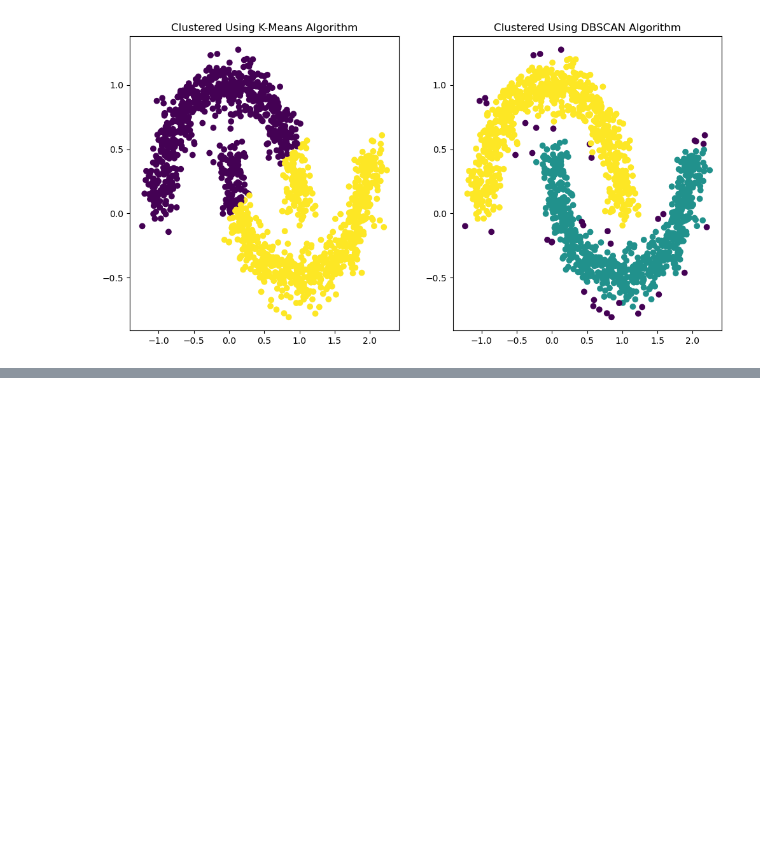
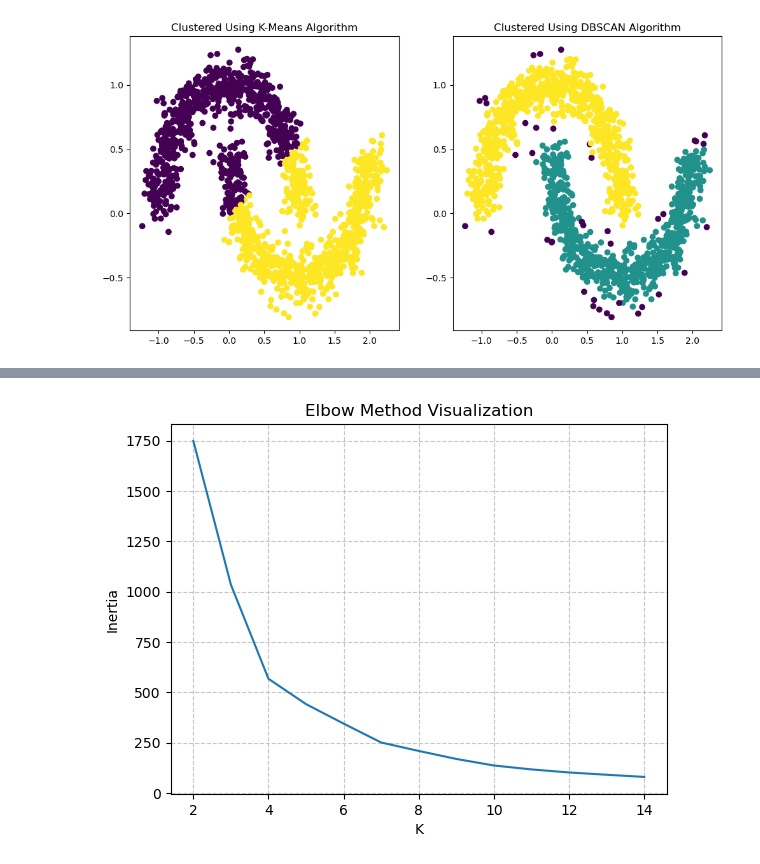
Before and after one commit to Erfan-Taherirani/Personal_ML_Notes, a Jupyter notebook: unsupervised_learning/clustering/density_based_clustering/DBSCAN.ipynb, the cells around one changed output, grey strips where cells are left out. Cells and saved outputs as stored; diff of their text form; code cells hidden in the pictures; blank space fills up the shorter version.

```diff
--- a/unsupervised_learning/clustering/density_based_clustering/DBSCAN.ipynb
+++ b/unsupervised_learning/clustering/density_based_clustering/DBSCAN.ipynb
@@ -232,0 +239,4 @@ def plot_k_distance_graph(X, n_neighbors):
+# %%
+elbow_method(X=X3_scaled, k_range=range(2, 15), kmeans_params=kmeans_params)
+# %% [output]
+[figure, added]
```
Also changed, not shown: parts of 10 cells of this notebook, 2 other files.
